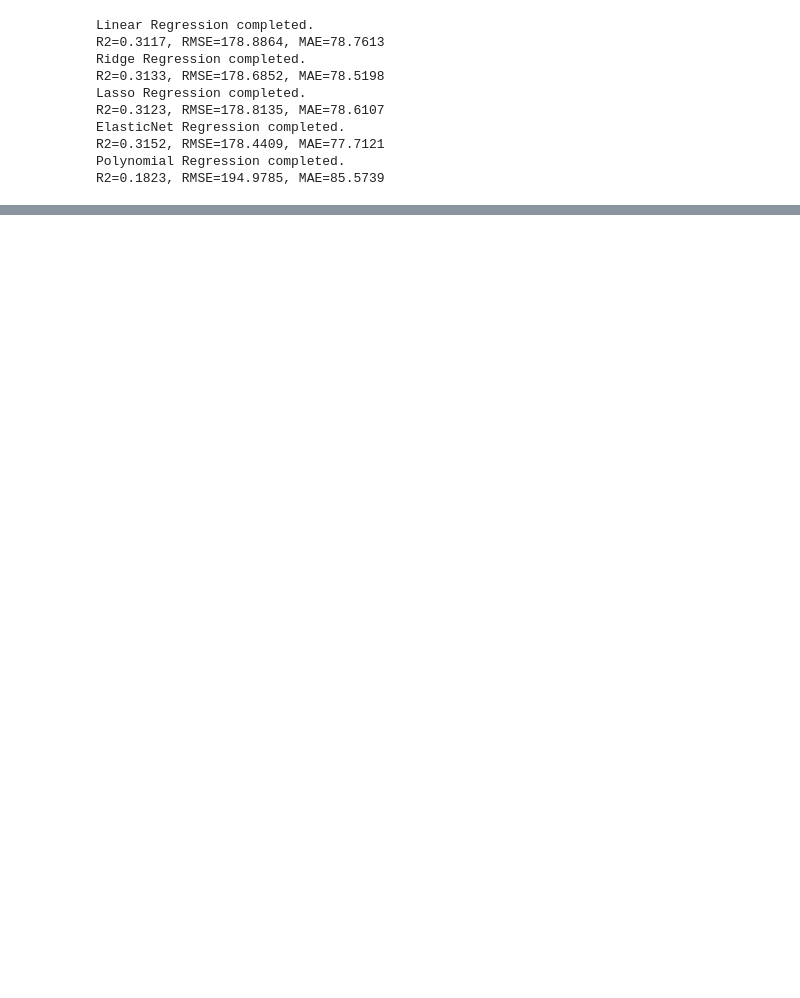
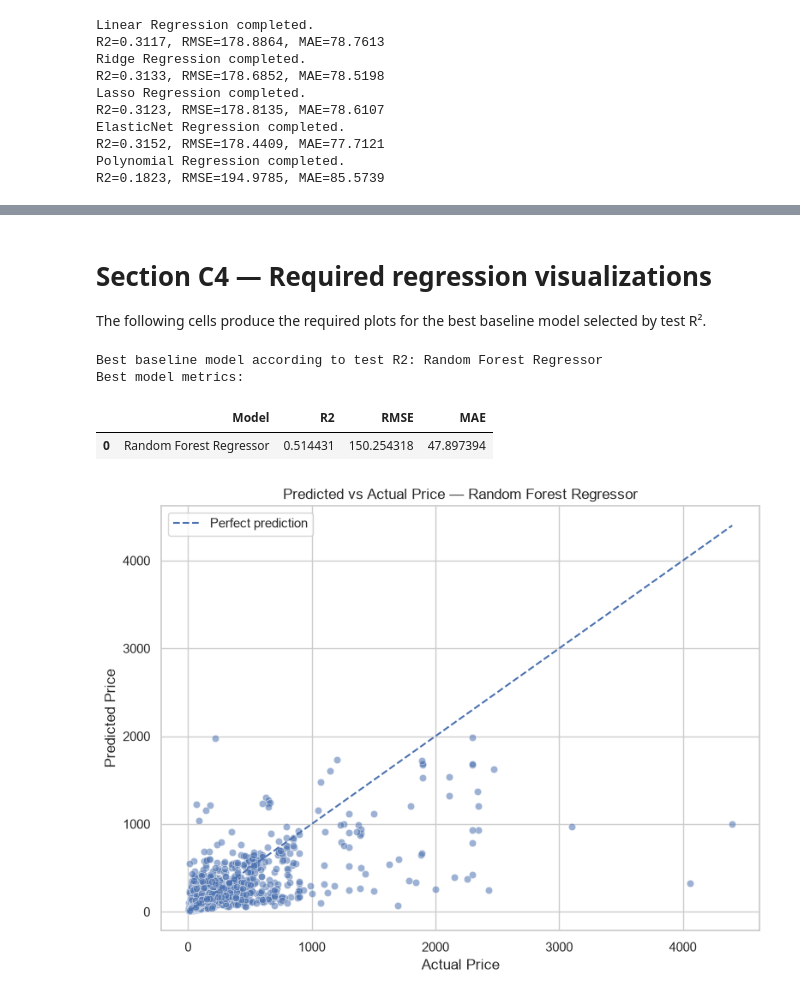
Before and after one commit to Sanjay1266/ML_Case_study, a Jupyter notebook: notebooks/regression.ipynb, the cells around one changed output, grey strips where cells are left out. Saved outputs shown, nothing was run; the diff lists cells and outputs as text; code cells hidden in the pictures; blank space fills up the shorter version.

Commit message:
Add regression analysis and extra work

```diff
--- a/notebooks/regression.ipynb
+++ b/notebooks/regression.ipynb
@@ -823,0 +1172,50 @@ R2=0.1823, RMSE=194.9785, MAE=85.5739
+# %% [markdown]
+# Section C4 — Required regression visualizations
+
+The following cells produce the required plots for the best baseline model selected by test R².
+# %%
+# ============================================================
+# 24. SELECT THE BEST BASELINE MODEL
+# ============================================================
+
+best_model_name = comparison_table.iloc[0]["Model"]
+best_predictions = predictions[best_model_name]
+
+print("Best baseline model according to test R2:", best_model_name)
+print("Best model metrics:")
+display(comparison_table.iloc[[0]])
+# %% [output]
+Best baseline model according to test R2: Random Forest Regressor
+Best model metrics:
+|  | Model | R2 | RMSE | MAE |
+| 0 | Random Forest Regressor | 0.514431 | 150.254318 | 47.897394 |
+# %%
+# ============================================================
+# 25. C4 — PREDICTED VS ACTUAL PLOT
+# ============================================================
+
+plt.figure(figsize=(8, 6))
+sns.scatterplot(
+    x=y_test,
+    y=best_predictions,
+    alpha=0.55
+)
+
+minimum_value = min(y_test.min(), best_predictions.min())
+maximum_value = max(y_test.max(), best_predictions.max())
+
+plt.plot(
+    [minimum_value, maximum_value],
+    [minimum_value, maximum_value],
+    linestyle="--",
+    label="Perfect prediction"
+)
+
+plt.title(f"Predicted vs Actual Price — {best_model_name}")
+plt.xlabel("Actual Price")
+plt.ylabel("Predicted Price")
+plt.legend()
+plt.tight_layout()
+plt.show()
+# %% [output]
+[figure, added]
```
Also changed, not shown: parts of 17 cells of this notebook.
